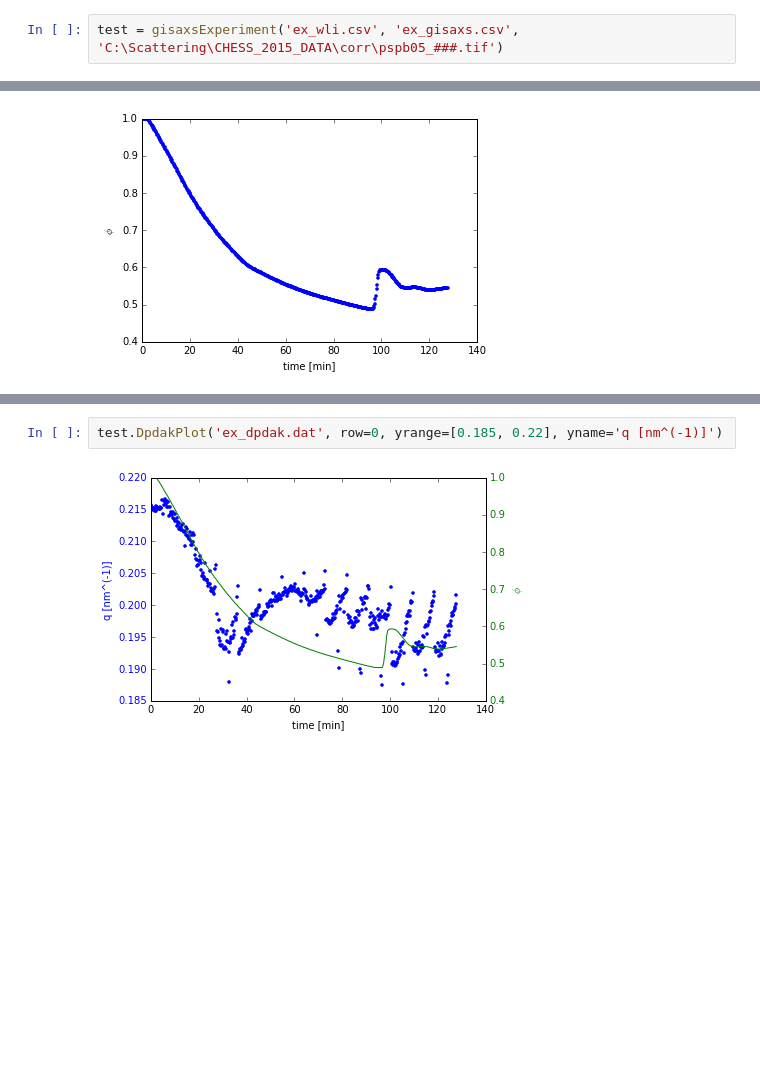
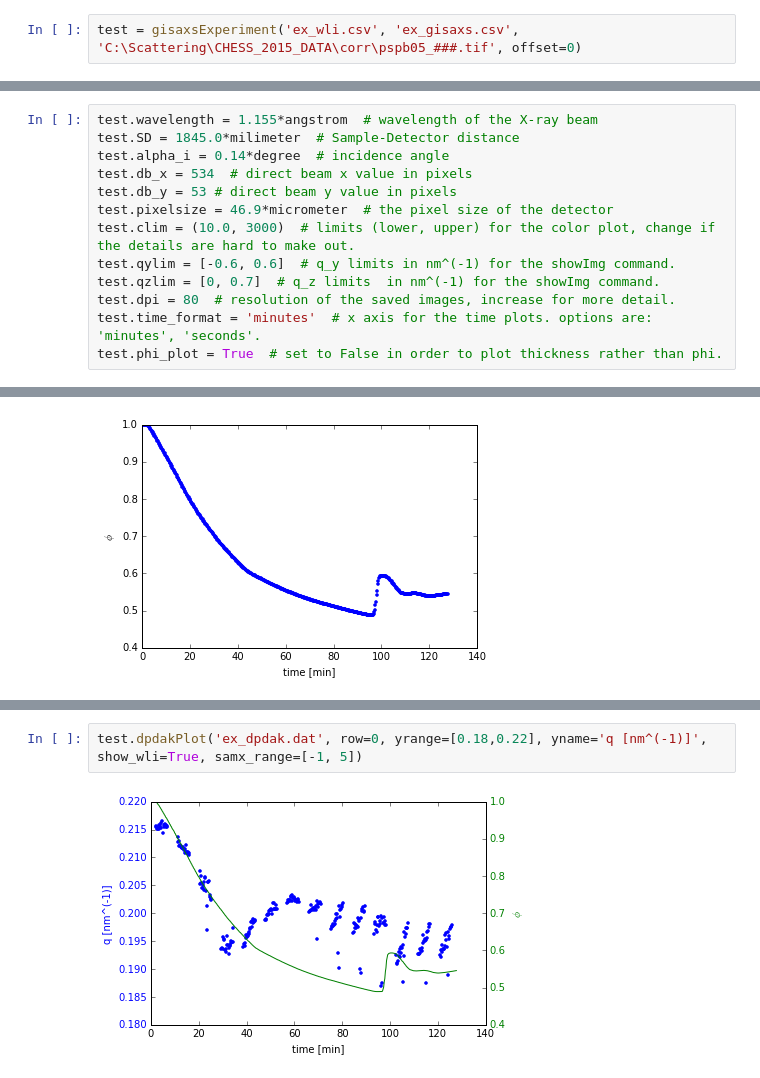
Before and after one commit to tejsner/gisaxspy, a Jupyter notebook: example/example.ipynb, the cells around one changed output, grey strips where cells are left out. Drawn from its saved outputs; the diff is of its cells as text; blank space fills up the shorter version.

```diff
--- a/example/example.ipynb
+++ b/example/example.ipynb
@@ -4,2 +27,2 @@ from gisaxspy import *
 # %%
-test = gisaxsExperiment('ex_wli.csv', 'ex_gisaxs.csv', 'C:\Scattering\CHESS_2015_DATA\corr\pspb05_###.tif')
+test = gisaxsExperiment('ex_wli.csv', 'ex_gisaxs.csv', 'C:\Scattering\CHESS_2015_DATA\corr\pspb05_###.tif', offset=0)
@@ -5,0 +32,13 @@ test = gisaxsExperiment('ex_wli.csv', 'ex_gisaxs.csv', 'C:\Scattering\CHESS_2015
+# %%
+test.wavelength = 1.155*angstrom  # wavelength of the X-ray beam
+test.SD = 1845.0*milimeter  # Sample-Detector distance
+test.alpha_i = 0.14*degree  # incidence angle
+test.db_x = 534  # direct beam x value in pixels
+test.db_y = 53 # direct beam y value in pixels
+test.pixelsize = 46.9*micrometer  # the pixel size of the detector
+test.clim = (10.0, 3000)  # limits (lower, upper) for the color plot, change if the details are hard to make out.
+test.qylim = [-0.6, 0.6]  # q_y limits in nm^(-1) for the showImg command.
+test.qzlim = [0, 0.7]  # q_z limits  in nm^(-1) for the showImg command.
+test.dpi = 80  # resolution of the saved images, increase for more detail.
+test.time_format = 'minutes'  # x axis for the time plots. options are: 'minutes', 'seconds'.
+test.phi_plot = True  # set to False in order to plot thickness rather than phi.
@@ -10,4 +80,4 @@ test.showWLI()
 # %%
-test.DpdakPlot('ex_dpdak.dat', row=0, yrange=[0.185, 0.22], yname='q [nm^(-1)]')
+test.dpdakPlot('ex_dpdak.dat', row=0, yrange=[0.18,0.22], yname='q [nm^(-1)]', show_wli=True, samx_range=[-1, 5])
 # %% [output]
-[figure, old version]
+[figure, new version]
```
Also changed, not shown: parts of 10 cells of this notebook, 7 other files.
